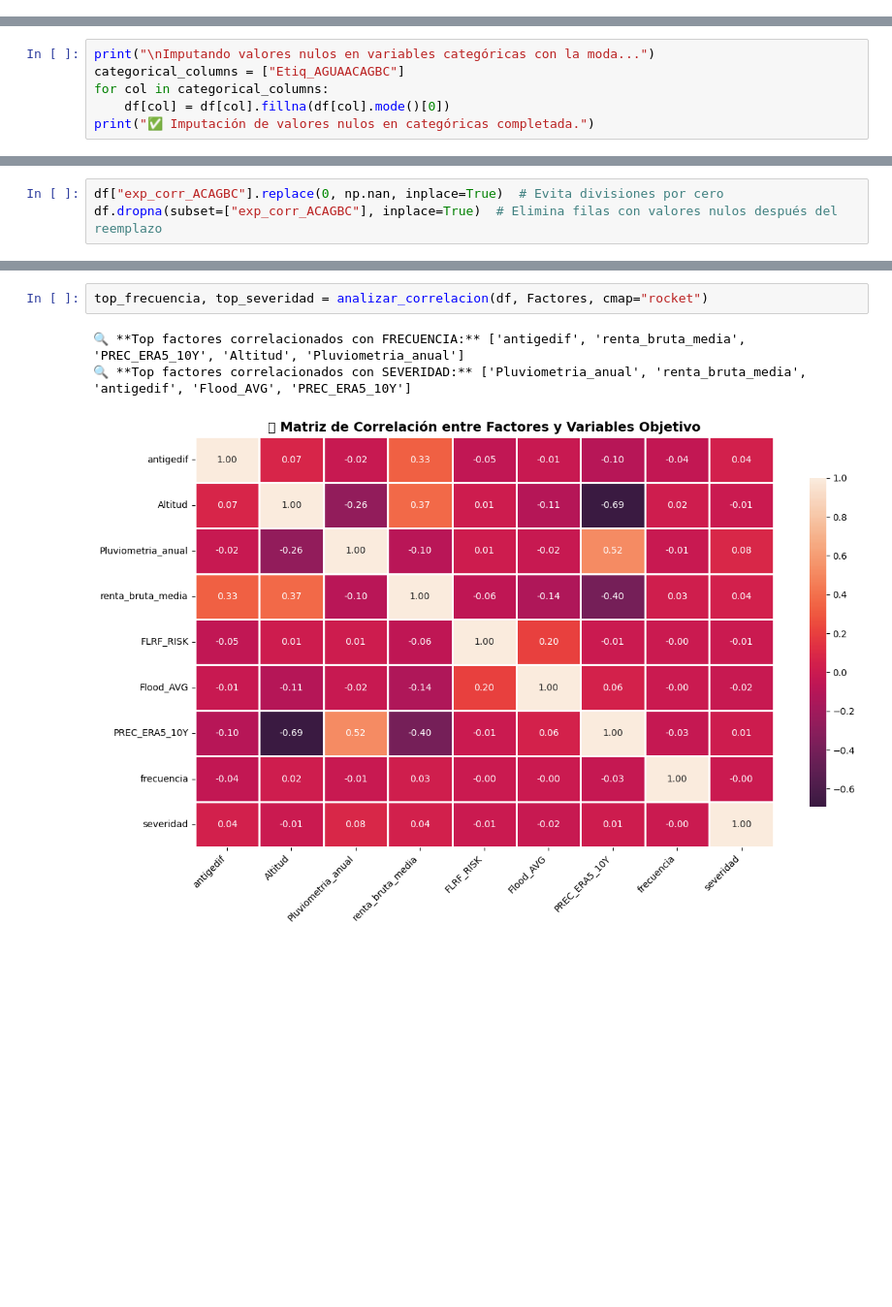
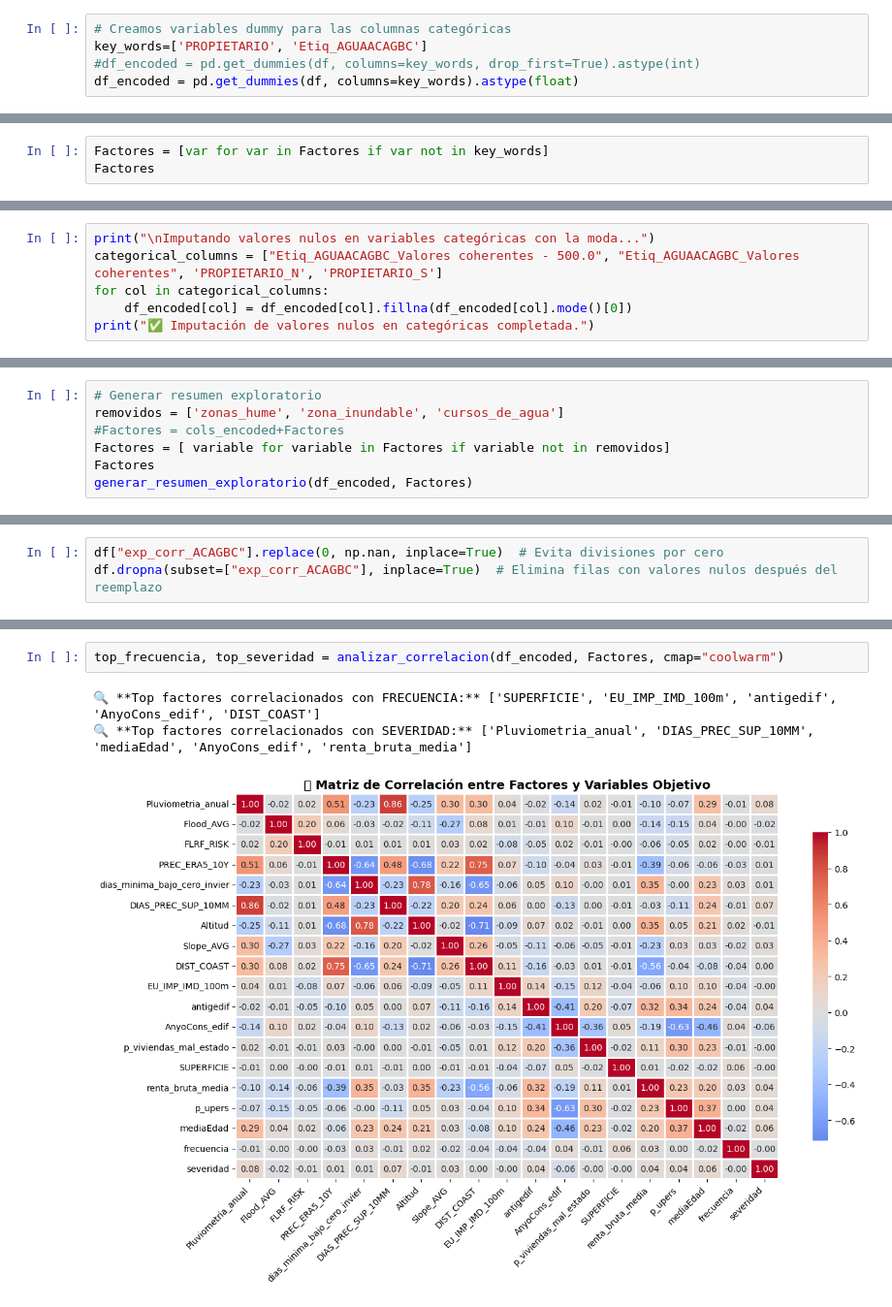
Before and after one commit to mateocivil10/pj_sa_202501, a Jupyter notebook: notebooks/modelado_riesgo_averias_agua_conjuntos_residencialesJPBB.ipynb, the cells around one changed output, grey strips where cells are left out. Shown at 97% size. Cells and saved outputs as stored; diff of their text form; blank space fills up the shorter version.

```diff
--- a/notebooks/modelado_riesgo_averias_agua_conjuntos_residencialesJPBB.ipynb
+++ b/notebooks/modelado_riesgo_averias_agua_conjuntos_residencialesJPBB.ipynb
@@ -105,0 +164,5 @@ Imputando valores nulos en variables numéricas con la mediana...
+# %%
+# Creamos variables dummy para las columnas categóricas
+key_words=['PROPIETARIO', 'Etiq_AGUAACAGBC']
+#df_encoded = pd.get_dummies(df, columns=key_words, drop_first=True).astype(int)
+df_encoded = pd.get_dummies(df, columns=key_words).astype(float)
@@ -105,0 +193,3 @@ Imputando valores nulos en variables numéricas con la mediana...
+# %%
+Factores = [var for var in Factores if var not in key_words]
+Factores
@@ -106,8 +237,8 @@ Imputando valores nulos en variables numéricas con la mediana...
 # %%
 print("\nImputando valores nulos en variables categóricas con la moda...")
-categorical_columns = ["Etiq_AGUAACAGBC"]
+categorical_columns = ["Etiq_AGUAACAGBC_Valores coherentes - 500.0", "Etiq_AGUAACAGBC_Valores coherentes", 'PROPIETARIO_N', 'PROPIETARIO_S']
 for col in categorical_columns:
-    df[col] = df[col].fillna(df[col].mode()[0])
+    df_encoded[col] = df_encoded[col].fillna(df_encoded[col].mode()[0])
 print("✅ Imputación de valores nulos en categóricas completada.")
 # %% [output]
 Imputando valores nulos en variables categóricas con la moda...
@@ -135,0 +254,7 @@ generar_resumen_exploratorio(df, Factores)
+# %%
+# Generar resumen exploratorio
+removidos = ['zonas_hume', 'zona_inundable', 'cursos_de_agua']
+#Factores = cols_encoded+Factores
+Factores = [ variable for variable in Factores if variable not in removidos]
+Factores
+generar_resumen_exploratorio(df_encoded, Factores)
@@ -149,6 +326,6 @@ Series([], dtype: int64)
 # %%
-top_frecuencia, top_severidad = analizar_correlacion(df, Factores, cmap="rocket")
+top_frecuencia, top_severidad = analizar_correlacion(df_encoded, Factores, cmap="coolwarm")
 # %% [output]
-🔍 **Top factores correlacionados con FRECUENCIA:** ['antigedif', 'renta_bruta_media', 'PREC_ERA5_10Y', 'Altitud', 'Pluviometria_anual']
-🔍 **Top factores correlacionados con SEVERIDAD:** ['Pluviometria_anual', 'renta_bruta_media', 'antigedif', 'Flood_AVG', 'PREC_ERA5_10Y']
+🔍 **Top factores correlacionados con FRECUENCIA:** ['SUPERFICIE', 'EU_IMP_IMD_100m', 'antigedif', 'AnyoCons_edif', 'DIST_COAST']
+🔍 **Top factores correlacionados con SEVERIDAD:** ['Pluviometria_anual', 'DIAS_PREC_SUP_10MM', 'mediaEdad', 'AnyoCons_edif', 'renta_bruta_media']
-[figure, old version]
+[figure, new version]
```
Also changed, not shown: parts of 38 cells of this notebook.
